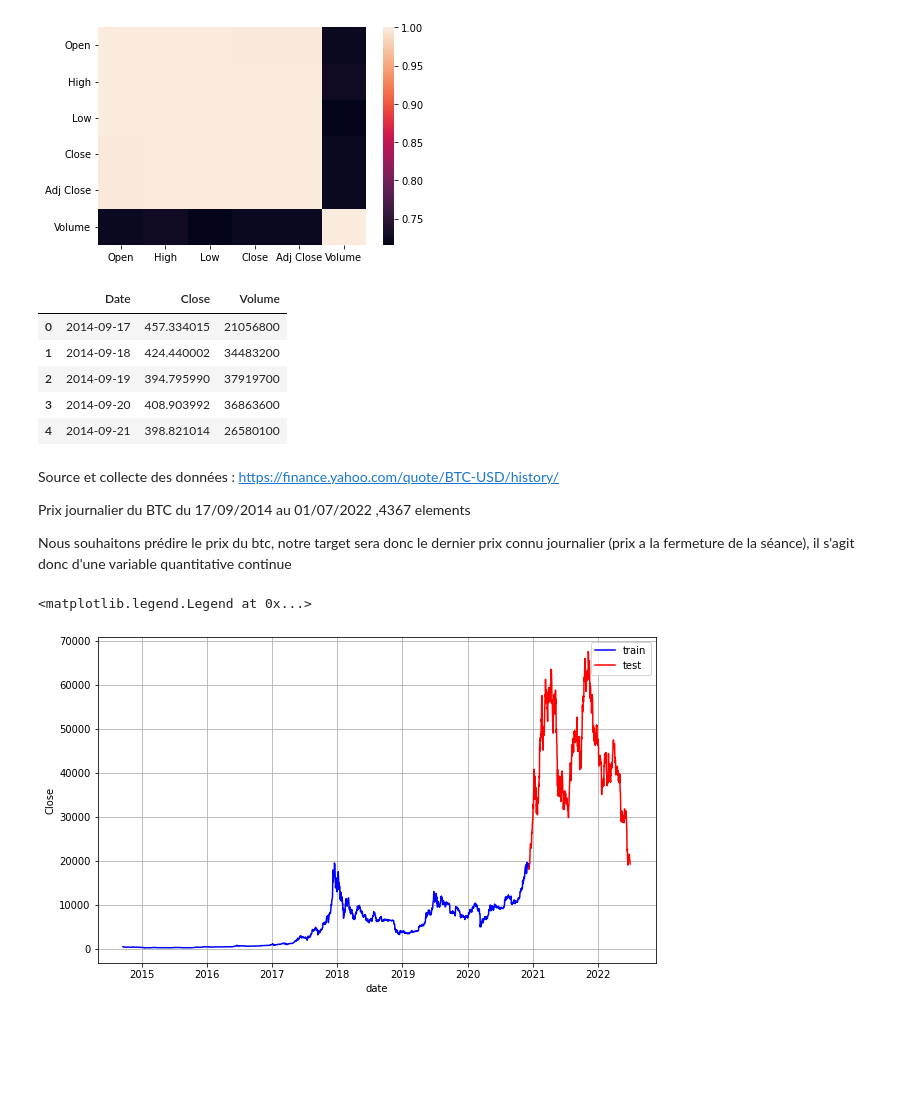
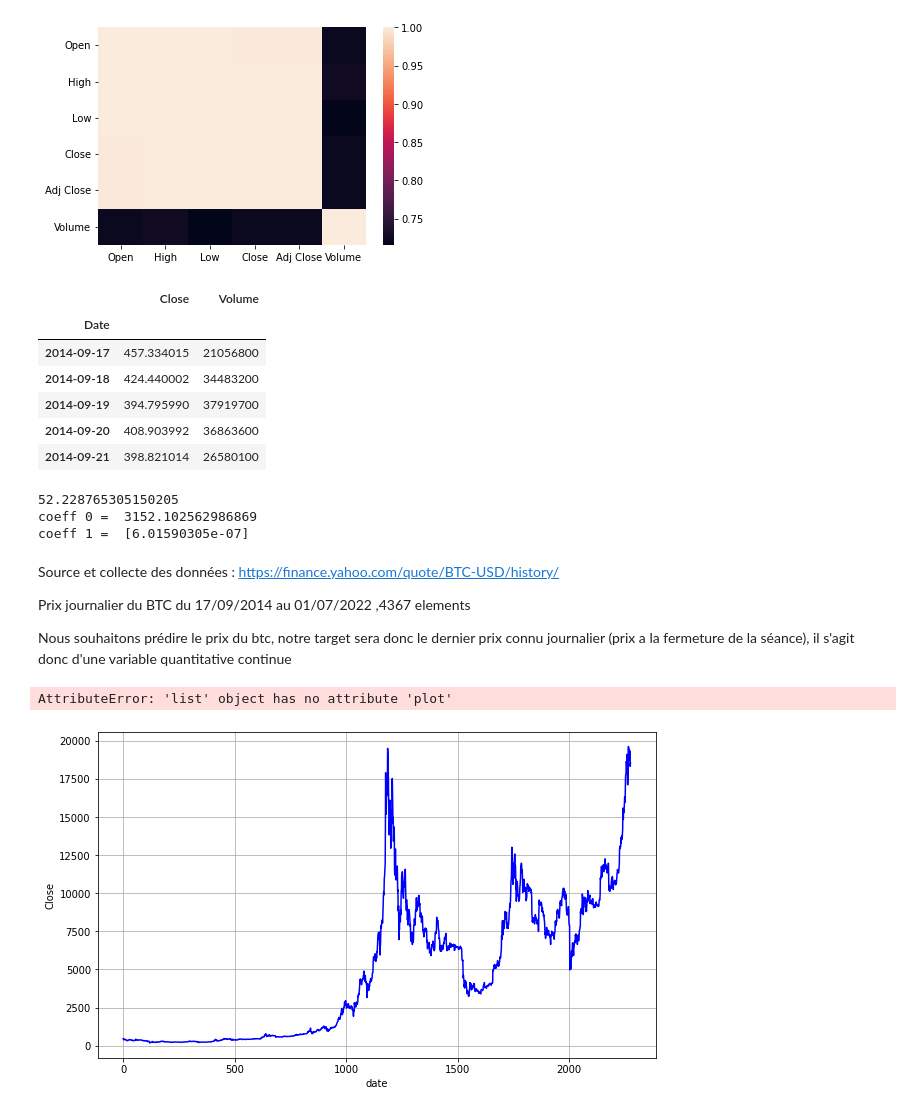
Before and after one commit to RAZMOKEUR/BTC-Priceprediction, a Jupyter notebook: Projet.ipynb, the cells around one changed output. Drawn from its saved outputs; the diff is of its cells as text; code cells hidden in the pictures; blank space fills up the shorter version.

Commit message:
[DEV]
Ajout du MLS pour volume

```diff
--- a/Projet.ipynb
+++ b/Projet.ipynb
@@ -6,16 +6,11 @@ import pandas as pd
 import numpy as np
 import seaborn as sns
 import matplotlib.pyplot as plt
-from sklearn import metrics
 from statsmodels.tsa.arima.model import ARIMA
-
-
 
 # lecture des données et mise en forme
 
-df = pd.read_csv('BTC-USD.csv', encoding='utf-8')
-df["Date"] = pd.to_datetime(df["Date"],infer_datetime_format=True)
+df = pd.read_csv('BTC-USD.csv', encoding='utf-8',index_col='Date',parse_dates=True)
 
-
-df.sort_values('Date',ascending=True)
+df.head()
 # %% [output]
@@ -56,22 +45,39 @@ df.corr()
 # %%
 #  definition des colonnes features et target
 
-date = df["Date"]
 close = df['Close']
 volume = df['Volume']
 
 features = volume
 target = close
 
-df = df[['Date','Close','Volume']]
+df = df[['Close','Volume']]
 df.head()
 # %% [output]
-|  | Date | Close | Volume |
-| 0 | 2014-09-17 | 457.334015 | 21056800 |
-| 1 | 2014-09-18 | 424.440002 | 34483200 |
-| 2 | 2014-09-19 | 394.795990 | 37919700 |
-| 3 | 2014-09-20 | 408.903992 | 36863600 |
-| 4 | 2014-09-21 | 398.821014 | 26580100 |
+|  | Close | Volume |
+| Date |  |  |
+| 2014-09-17 | 457.334015 | 21056800 |
+| 2014-09-18 | 424.440002 | 34483200 |
+| 2014-09-19 | 394.795990 | 37919700 |
+| 2014-09-20 | 408.903992 | 36863600 |
+| 2014-09-21 | 398.821014 | 26580100 |
+# %%
+# regression linéaire simple
+from sklearn import linear_model
+from sklearn.metrics import mean_absolute_error, mean_squared_error
+
+x=features.values.reshape(-1,1)
+y=target
+modele = linear_model.LinearRegression()
+modele.fit(x,y)
+
+print(modele.score(x,y) *100)
+print("coeff 0 = ", modele.intercept_)
+print("coeff 1 = ", modele.coef_)
+# %% [output]
+52.228765305150205
+coeff 0 =  3152.102562986869
+coeff 1 =  [6.01590305e-07]
 # %% [markdown]
 Source et collecte des données : https://finance.yahoo.com/quote/BTC-USD/history/
 
@@ -81,21 +87,22 @@ Nous souhaitons prédire le prix du btc, notre target sera donc le dernier prix
 # %%
 # Train test Split
 
 to_row = int(len(df)*0.8)
 
 target_train_data = list(close[0:to_row] )
 target_test_data = list(close[to_row:] )
 
 plt.figure(figsize=(10,6))
 plt.grid()
 plt.xlabel('date')
 plt.ylabel('Close')
-plt.plot(date[0:to_row],target_train_data,'blue',label='train')
-plt.plot(date[to_row:],target_test_data,"red",label='test')
+plt.plot(target_train_data,'blue',label='train')
+plt.plot(target_test_data,"red",label='test')
+
 plt.legend()
 # %% [output]
-<matplotlib.legend.Legend at 0x...>
+AttributeError: 'list' object has no attribute 'plot'
-[figure, old version]
+[figure, new version]
 # %%
 predictions = []
 n_test_obser = len(target_test_data)
```
Also changed, not shown: parts of 4 cells of this notebook.
